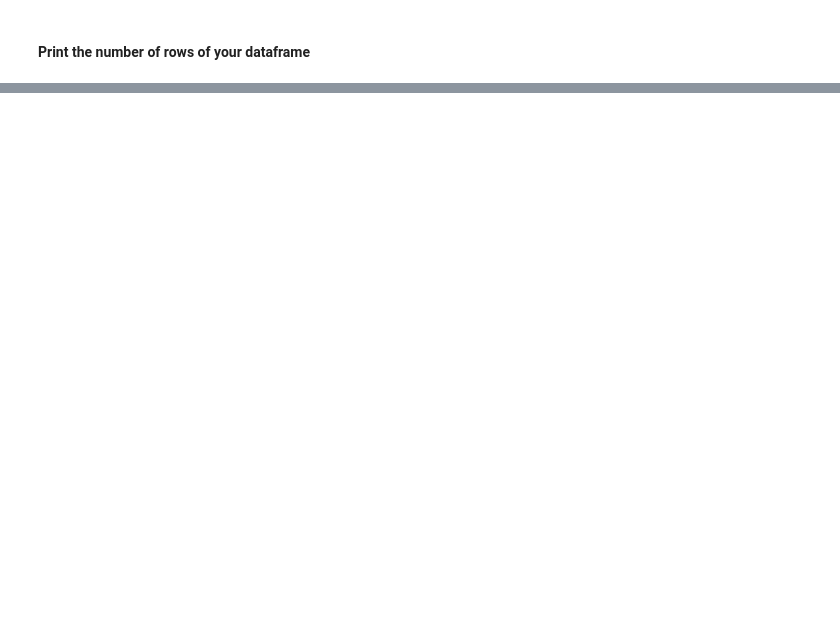
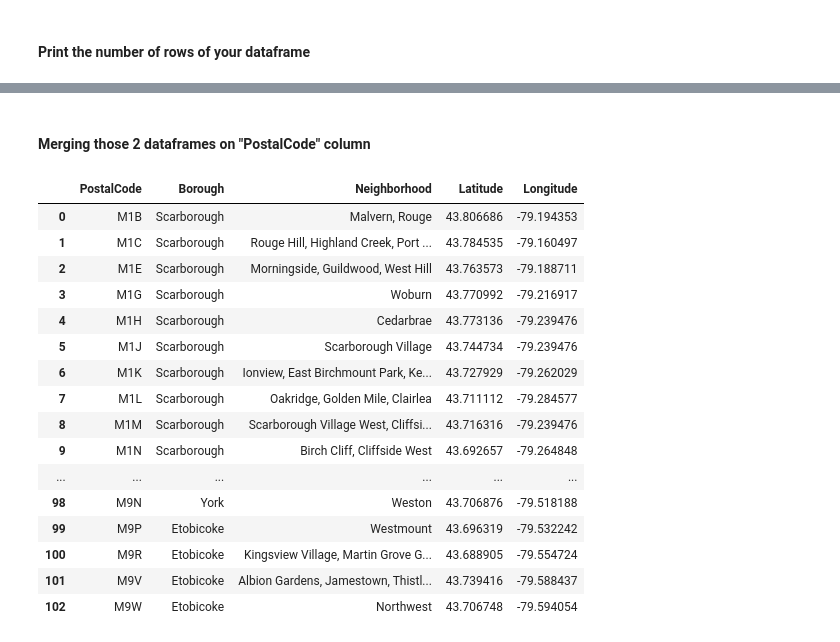
Before and after one commit to rafaelkrych/data-science, a Jupyter notebook: segmenting_and_clustering_neighborhoods.ipynb, the cells around one changed output, grey strips where cells are left out. Cells and saved outputs as stored; diff of their text form; code cells hidden in the pictures; blank space fills up the shorter version.

Commit message:
Segmenting and Clustering Neighborhoods in Toronto

```diff
--- a/segmenting_and_clustering_neighborhoods.ipynb
+++ b/segmenting_and_clustering_neighborhoods.ipynb
@@ -56,0 +115,3 @@ df_postal.shape
+# %%
+df_coords = pd.read_csv("http://cocl.us/Geospatial_data")
+df_coords.head()
@@ -56,0 +125,24 @@ df_postal.shape
+# %% [markdown]
+#### Merging those 2 dataframes on "PostalCode" column
+# %%
+df_coords.rename(columns={"Postal Code":"PostalCode"}, inplace=True)
+df_postal = pd.merge(df_postal, df_coords[["PostalCode","Latitude","Longitude"]], on="PostalCode")
+df_postal
+# %% [output]
+|  | PostalCode | Borough | Neighborhood | Latitude | Longitude |
+| 0 | M1B | Scarborough | Malvern, Rouge | 43.806686 | -79.194353 |
+| 1 | M1C | Scarborough | Rouge Hill, Highland Creek, Port ... | 43.784535 | -79.160497 |
+| 2 | M1E | Scarborough | Morningside, Guildwood, West Hill | 43.763573 | -79.188711 |
+| 3 | M1G | Scarborough | Woburn | 43.770992 | -79.216917 |
+| 4 | M1H | Scarborough | Cedarbrae | 43.773136 | -79.239476 |
+| 5 | M1J | Scarborough | Scarborough Village | 43.744734 | -79.239476 |
+| 6 | M1K | Scarborough | Ionview, East Birchmount Park, Ke... | 43.727929 | -79.262029 |
+| 7 | M1L | Scarborough | Oakridge, Golden Mile, Clairlea | 43.711112 | -79.284577 |
+| 8 | M1M | Scarborough | Scarborough Village West, Cliffsi... | 43.716316 | -79.239476 |
+| 9 | M1N | Scarborough | Birch Cliff, Cliffside West | 43.692657 | -79.264848 |
+| ... | ... | ... | ... | ... | ... |
+| 98 | M9N | York | Weston | 43.706876 | -79.518188 |
+| 99 | M9P | Etobicoke | Westmount | 43.696319 | -79.532242 |
+| 100 | M9R | Etobicoke | Kingsview Village, Martin Grove G... | 43.688905 | -79.554724 |
+| 101 | M9V | Etobicoke | Albion Gardens, Jamestown, Thistl... | 43.739416 | -79.588437 |
+| 102 | M9W | Etobicoke | Northwest | 43.706748 | -79.594054 |
```
Also changed, not shown: parts of 7 cells of this notebook.
